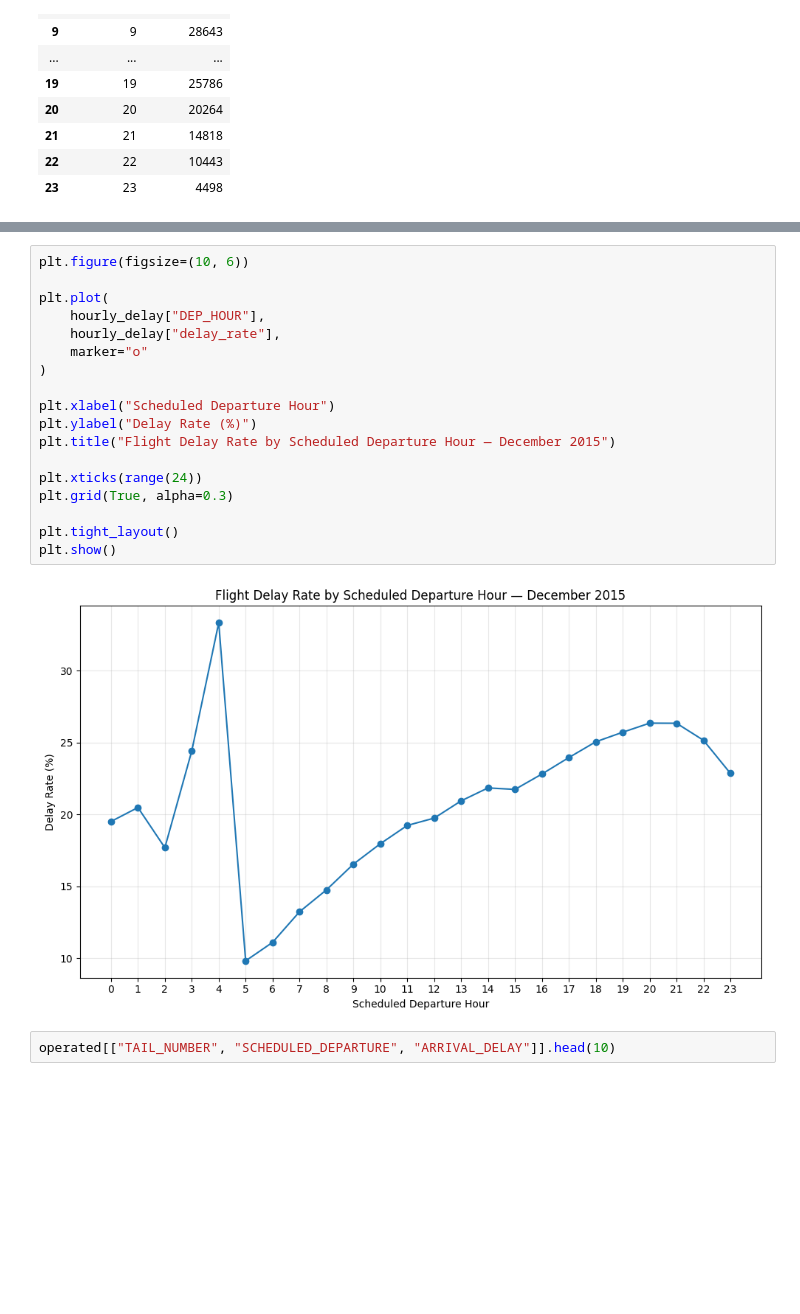
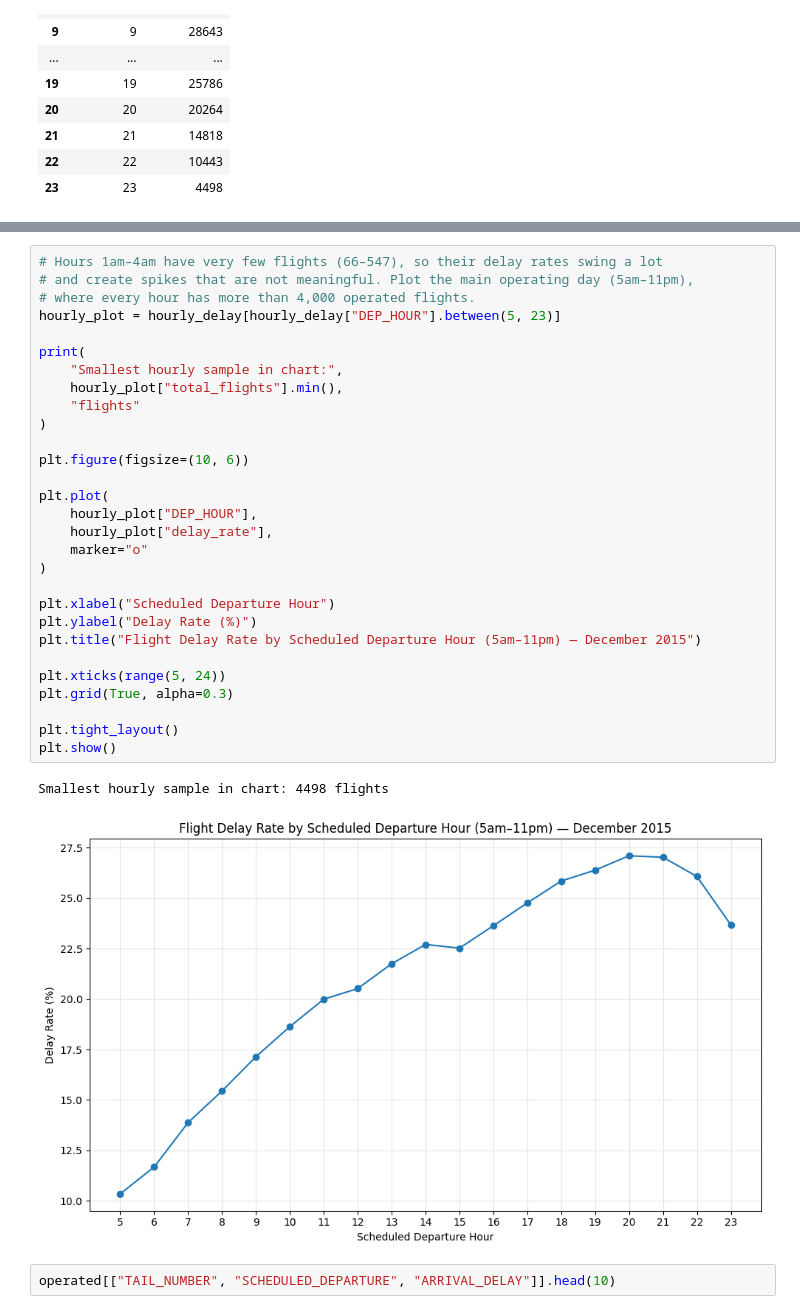
Before and after one commit to theia77/flight-delay-diagnostic, a Jupyter notebook: notebooks/flight_delay_analysis.ipynb, the cells around one changed output, grey strips where cells are left out. Cells and saved outputs as stored; diff of their text form; blank space fills up the shorter version.

```diff
--- a/notebooks/flight_delay_analysis.ipynb
+++ b/notebooks/flight_delay_analysis.ipynb
@@ -889,23 +922,35 @@ hourly_delay
 # %%
+# Hours 1am–4am have very few flights (66–547), so their delay rates swing a lot
+# and create spikes that are not meaningful. Plot the main operating day (5am–11pm),
+# where every hour has more than 4,000 operated flights.
+hourly_plot = hourly_delay[hourly_delay["DEP_HOUR"].between(5, 23)]
+
+print(
+    "Smallest hourly sample in chart:",
+    hourly_plot["total_flights"].min(),
+    "flights"
+)
+
 plt.figure(figsize=(10, 6))
 
 plt.plot(
-    hourly_delay["DEP_HOUR"],
-    hourly_delay["delay_rate"],
+    hourly_plot["DEP_HOUR"],
+    hourly_plot["delay_rate"],
     marker="o"
 )
 
 plt.xlabel("Scheduled Departure Hour")
 plt.ylabel("Delay Rate (%)")
-plt.title("Flight Delay Rate by Scheduled Departure Hour — December 2015")
+plt.title("Flight Delay Rate by Scheduled Departure Hour (5am–11pm) — December 2015")
 
-plt.xticks(range(24))
+plt.xticks(range(5, 24))
 plt.grid(True, alpha=0.3)
 
 plt.tight_layout()
 plt.show()
 # %% [output]
+Smallest hourly sample in chart: 4498 flights
-[figure, old version]
+[figure, new version]
 # %%
 operated[["TAIL_NUMBER", "SCHEDULED_DEPARTURE", "ARRIVAL_DELAY"]].head(10)
 # %% [output]
```
Also changed, not shown: parts of 63 cells of this notebook, 49 other files.
